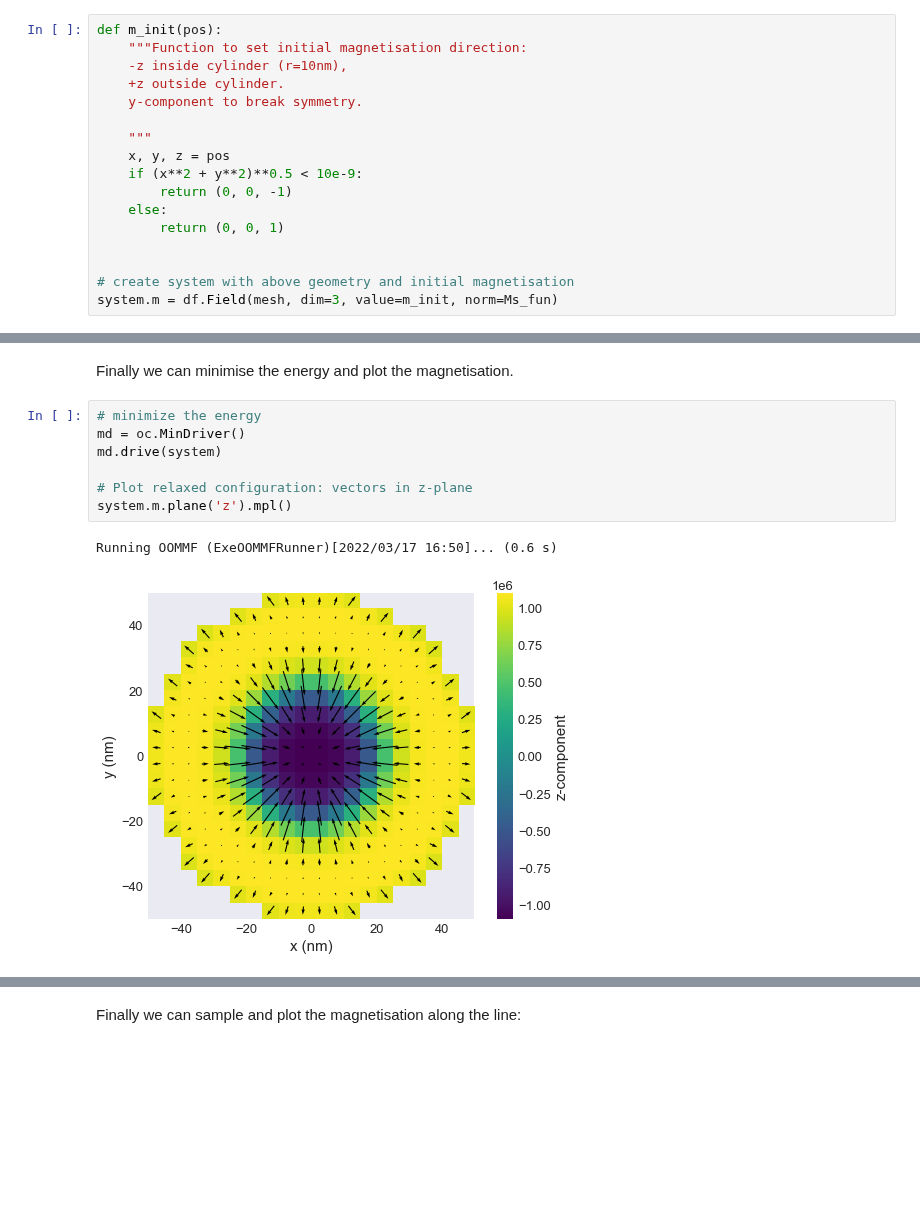
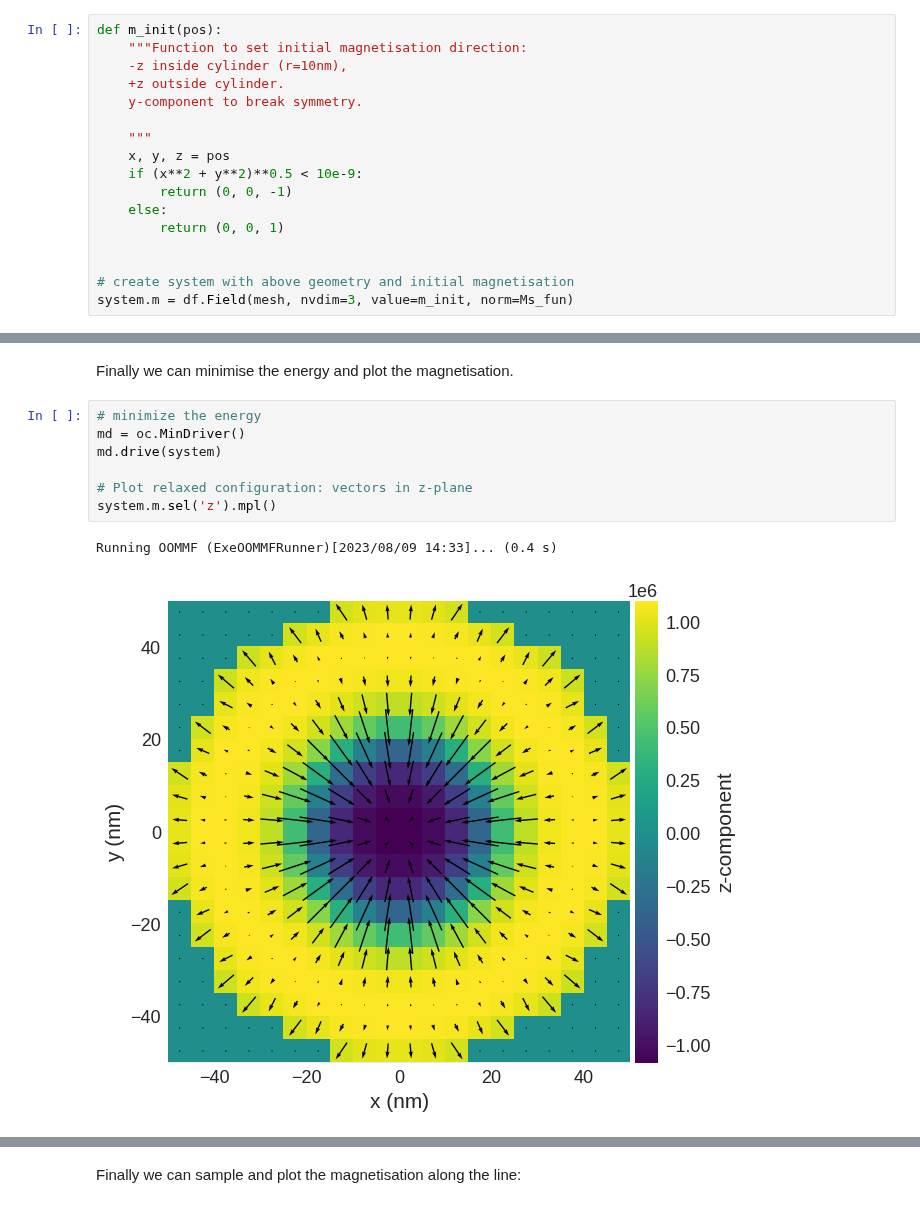
Before and after one commit to ubermag/tutorials, a Jupyter notebook: examples/13-tutorial-skyrmion.ipynb, the cells around one changed output, grey strips where cells are left out. Drawn from its saved outputs; the diff is of its cells as text; blank space fills up the shorter version.

```diff
--- a/examples/13-tutorial-skyrmion.ipynb
+++ b/examples/13-tutorial-skyrmion.ipynb
@@ -62,5 +62,5 @@ def m_init(pos):
 
 
 # create system with above geometry and initial magnetisation
-system.m = df.Field(mesh, dim=3, value=m_init, norm=Ms_fun)
+system.m = df.Field(mesh, nvdim=3, value=m_init, norm=Ms_fun)
 # %% [markdown]
@@ -80,12 +82,12 @@ Finally we can minimise the energy and plot the magnetisation.
 # %%
 # minimize the energy
 md = oc.MinDriver()
 md.drive(system)
 
 # Plot relaxed configuration: vectors in z-plane
-system.m.plane('z').mpl()
+system.m.sel('z').mpl()
 # %% [output]
-Running OOMMF (ExeOOMMFRunner)[2022/03/17 16:50]... (0.6 s)
+Running OOMMF (ExeOOMMFRunner)[2023/08/09 14:33]... (0.4 s)
-[figure, old version]
+[figure, new version]
 # %%
 # Plot z-component only:
```
Also changed, not shown: parts of 8 cells of this notebook.
